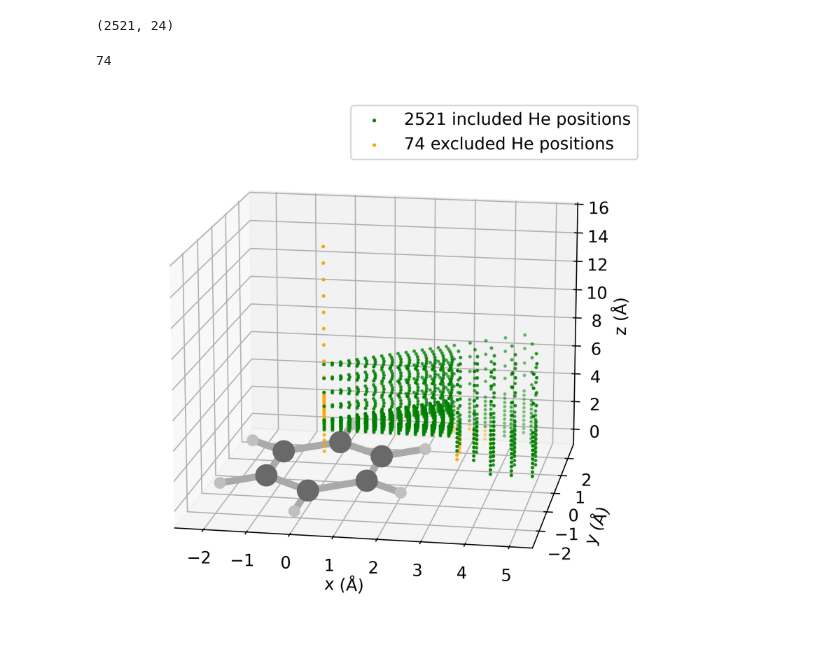
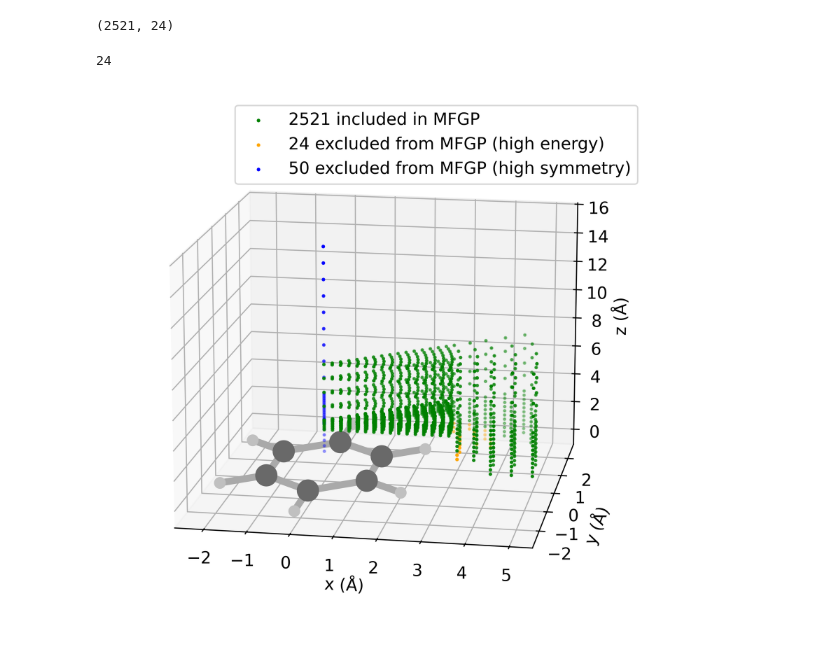
Before and after one commit to DelMaestroGroup/papers-code-HeBenzene, a Jupyter notebook: src/bz_3d_plot.ipynb, the cells around one changed output. Cells and saved outputs as stored; diff of their text form; code cells hidden in the pictures.

```diff
--- a/src/bz_3d_plot.ipynb
+++ b/src/bz_3d_plot.ipynb
@@ -33,12 +33,10 @@ for dist in cc_50:
     CC_50_dists.append(coord_en_vector)
 
 CC_50_dists = np.array(CC_50_dists)
-
-CC_excluded = np.concatenate((CC_excluded, CC_50_dists), axis=0)
 # %%
 len(CC_excluded)
 # %% [output]
-74
+24
 # %%
 def plot_benzene_mol(ax, scale=20):
 
@@ -116,7 +114,6 @@ fig.subplots_adjust(left=0.05, right=0.9, bottom=0.05, top=0.95)
 ax = fig.add_subplot(111, projection="3d")
 
 
-
 ax.scatter(
     CC_included[:, 0],
     CC_included[:, 1],
@@ -124,34 +121,46 @@ ax.scatter(
     c="green",
     marker=".",
     s=10,
-    label=f"{len(CC_included)} included He positions",
+    label=f"{len(CC_included)} included in MFGP",
 )
 ax.scatter(
     CC_excluded[:, 0],
     CC_excluded[:, 1],
     CC_excluded[:, 2],
     c="orange",
     marker=".",
     s=10,
-    label=f"{len(CC_excluded)} excluded He positions",
+    label=f"{len(CC_excluded)} excluded from MFGP (high energy)",
+)
+
+ax.scatter(
+    CC_50_dists[:, 0],
+    CC_50_dists[:, 1],
+    CC_50_dists[:, 2],
+    c="blue",
+    marker=".",
+    s=10,
+    label=f"{len(CC_50_dists)} excluded from MFGP (high symmetry)",
 )
 
 # 4. Set labels and ticks, adding 'labelpad' to create space.
 ax.set_xlabel(r"x ($\mathrm{\AA}$)", fontsize=axes_label_size)
 ax.set_ylabel(r"y ($\mathrm{\AA}$)", fontsize=axes_label_size)
 ax.set_zlabel(r"z ($\mathrm{\AA}$)", fontsize=axes_label_size)
 
 ax.xaxis.set_tick_params(labelsize=x_tick_size)
 ax.yaxis.set_tick_params(labelsize=y_tick_size)
 ax.zaxis.set_tick_params(labelsize=y_tick_size)
 
 plt.legend(fontsize=legend_font_size)
 
 plot_benzene_mol(ax, scale=5)
 
 # 5. Set the desired viewing angle
 ax.view_init(elev=15, azim=-80)
 
+plt.savefig("hebz_3d.pdf", format="pdf", bbox_inches='tight')
+
 plt.show()
 # %% [output]
-[figure, old version]
+[figure, new version]
```
Also changed, not shown: 5 other files.
